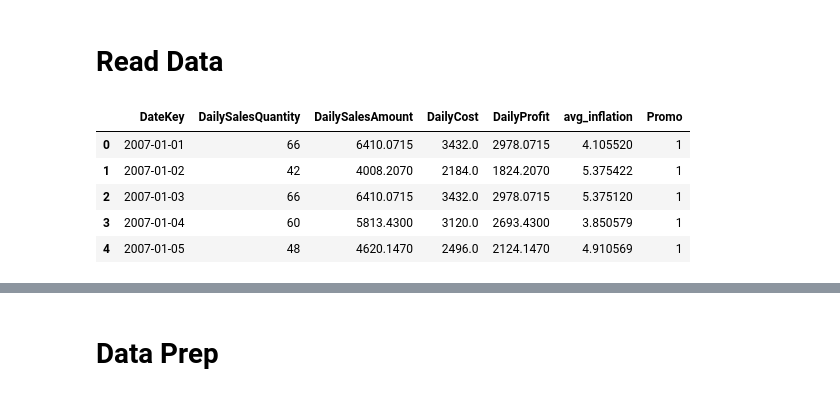
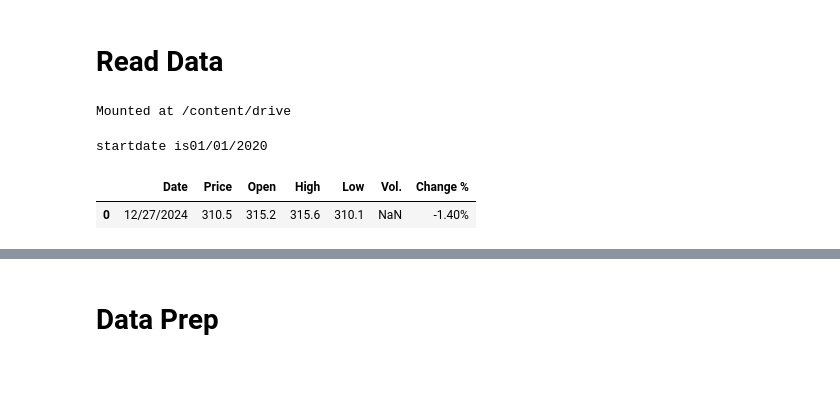
Before and after one commit to suhaodatascichem/Soybean-Meal-price, a Jupyter notebook: Soybean meal.ipynb, the cells around one changed output, grey strips where cells are left out. Drawn from its saved outputs; the diff is of its cells as text; code cells hidden in the pictures.

```diff
--- a/Soybean meal.ipynb
+++ b/Soybean meal.ipynb
@@ -29,9 +26,19 @@ df = pd.read_csv(filename)
+# %%
+# mount google drive
+from google.colab import drive
+drive.mount('/content/drive')
+# %% [output]
+Mounted at /content/drive
+# %%
+files = '/content/drive/MyDrive/Soybean meal price/US Soybean Meal Futures Historical Data-daily.csv'
+df = pd.read_csv(files)
+# %%
+startdate = df['Date'].min()
+print('startdate is '+ startdate)
+# %% [output]
+startdate is01/01/2020
 # %%
-df.head()
+df.head(1)
 # %% [output]
-|  | DateKey | DailySalesQuantity | DailySalesAmount | DailyCost | DailyProfit | avg_inflation | Promo |
-| 0 | 2007-01-01 | 66 | 6410.0715 | 3432.0 | 2978.0715 | 4.105520 | 1 |
-| 1 | 2007-01-02 | 42 | 4008.2070 | 2184.0 | 1824.2070 | 5.375422 | 1 |
-| 2 | 2007-01-03 | 66 | 6410.0715 | 3432.0 | 2978.0715 | 5.375120 | 1 |
-| 3 | 2007-01-04 | 60 | 5813.4300 | 3120.0 | 2693.4300 | 3.850579 | 1 |
-| 4 | 2007-01-05 | 48 | 4620.1470 | 2496.0 | 2124.1470 | 4.910569 | 1 |
+|  | Date | Price | Open | High | Low | Vol. | Change % |
+| 0 | 12/27/2024 | 310.5 | 315.2 | 315.6 | 310.1 | NaN | -1.40% |
```
Also changed, not shown: parts of 3 cells of this notebook.
